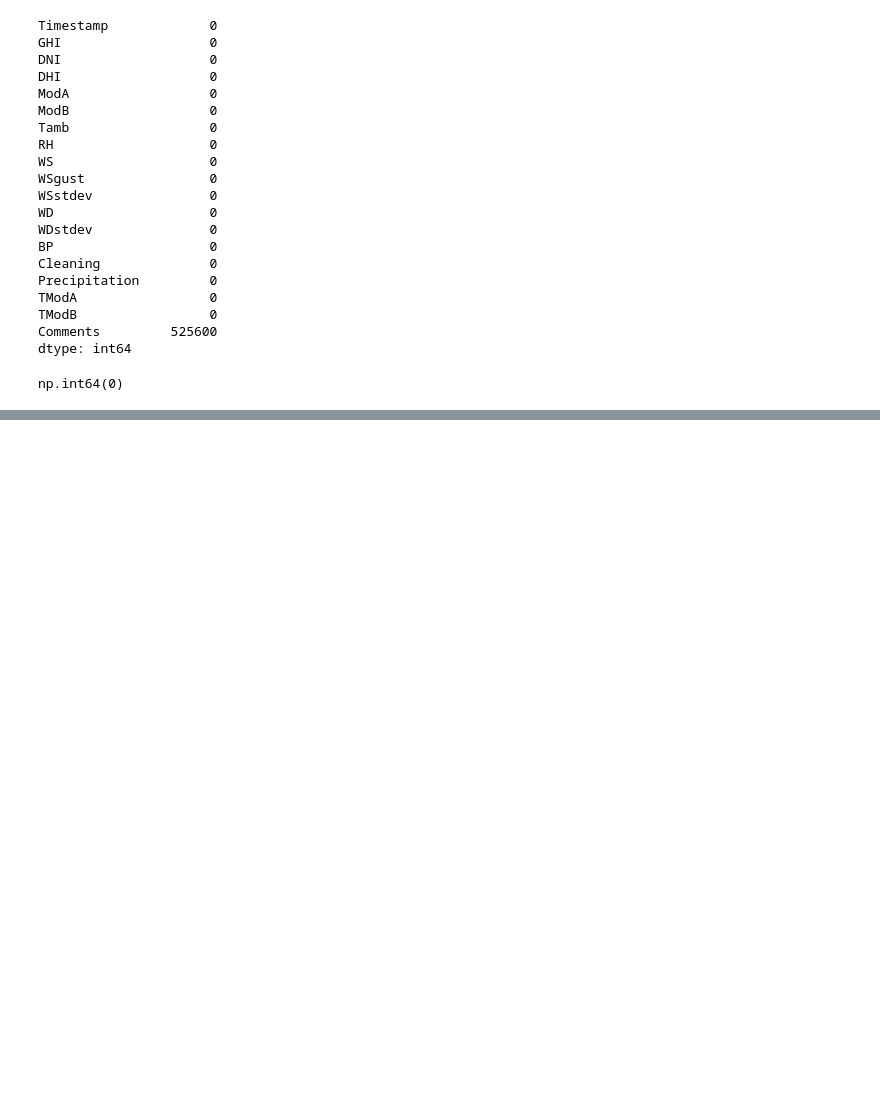
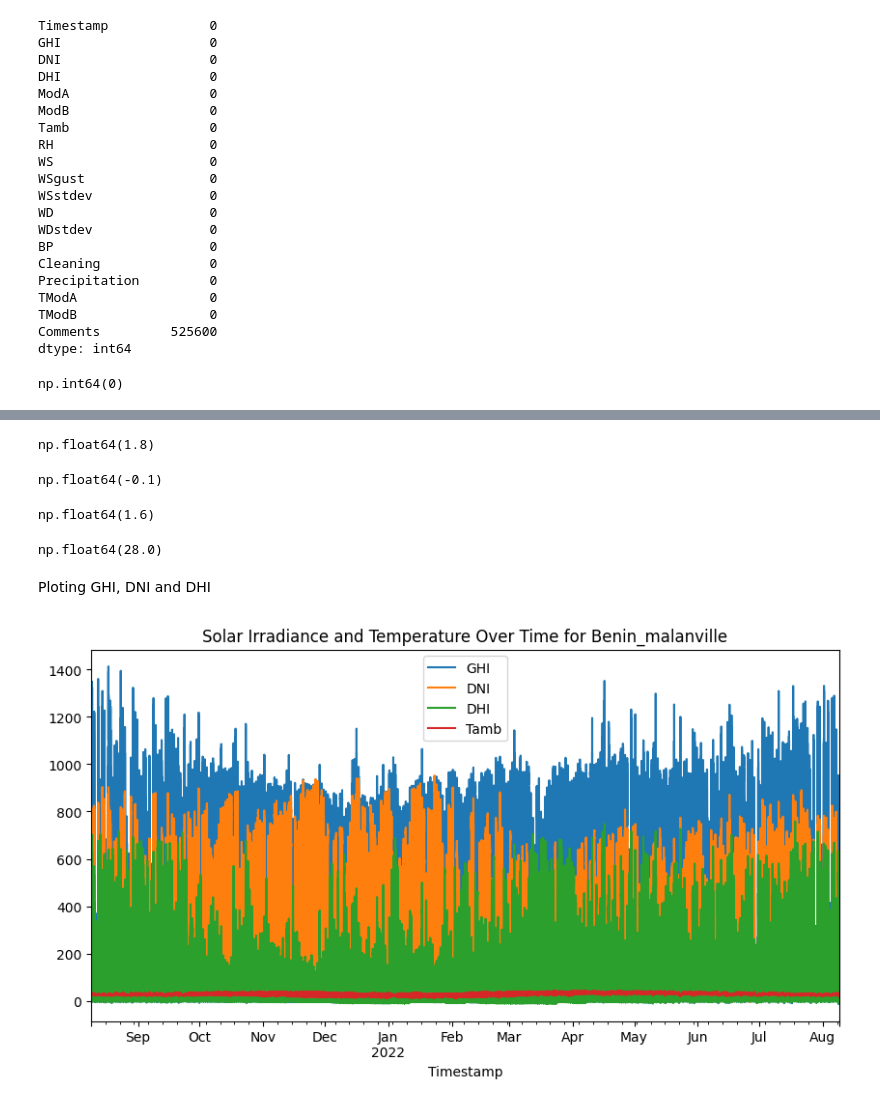
Before and after one commit to Khayo-7/10Academy-Kifiya, a Jupyter notebook: notebooks/EDA_benin-malanville.ipynb, the cells around one changed output, grey strips where cells are left out. Cells and saved outputs as stored; diff of their text form; code cells hidden in the pictures; blank space fills up the shorter version.

```diff
--- a/notebooks/EDA_benin-malanville.ipynb
+++ b/notebooks/EDA_benin-malanville.ipynb
@@ -83,0 +107,30 @@ np.int64(0)
+# %%
+# Median of GHI
+df['GHI'].median()
+# %% [output]
+np.float64(1.8)
+# %%
+# Median of DNI
+df['DNI'].median()
+# %% [output]
+np.float64(-0.1)
+# %%
+# Median of DHI
+df['DHI'].median()
+# %% [output]
+np.float64(1.6)
+# %%
+# Median of Tamb
+df['Tamb'].median()
+# %% [output]
+np.float64(28.0)
+# %% [markdown]
+Ploting GHI, DNI and DHI
+# %%
+# Plotting time series trends for Benin_malanville dataset for the numeric columns
+df['Timestamp'] = pd.to_datetime(df['Timestamp'])
+df.set_index('Timestamp', inplace=True)
+df[['GHI', 'DNI', 'DHI', 'Tamb']].plot(figsize=(10, 5), title='Solar Irradiance and Temperature Over Time for Benin_malanville')
+plt.show()
+# %% [output]
+[figure, added]
```
Also changed, not shown: parts of 22 cells of this notebook, 2 other files.
